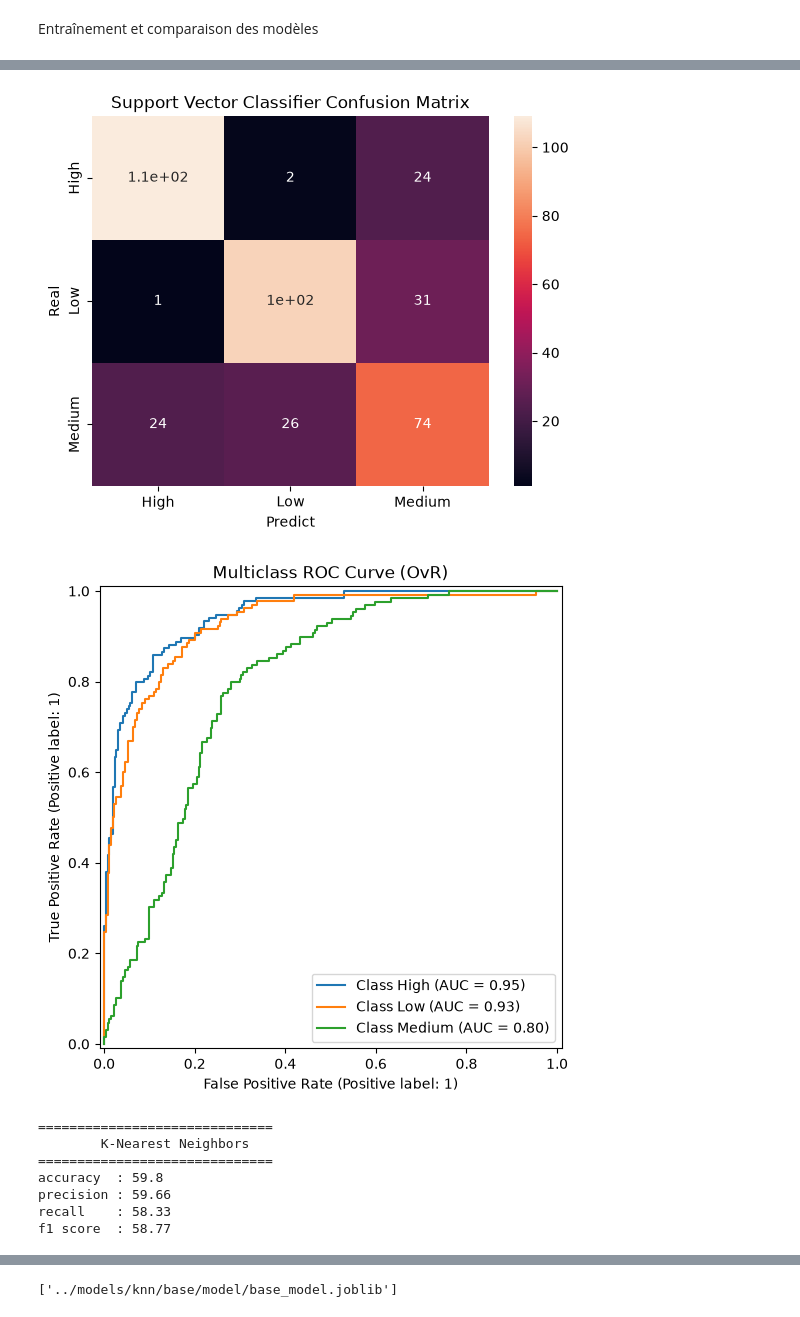
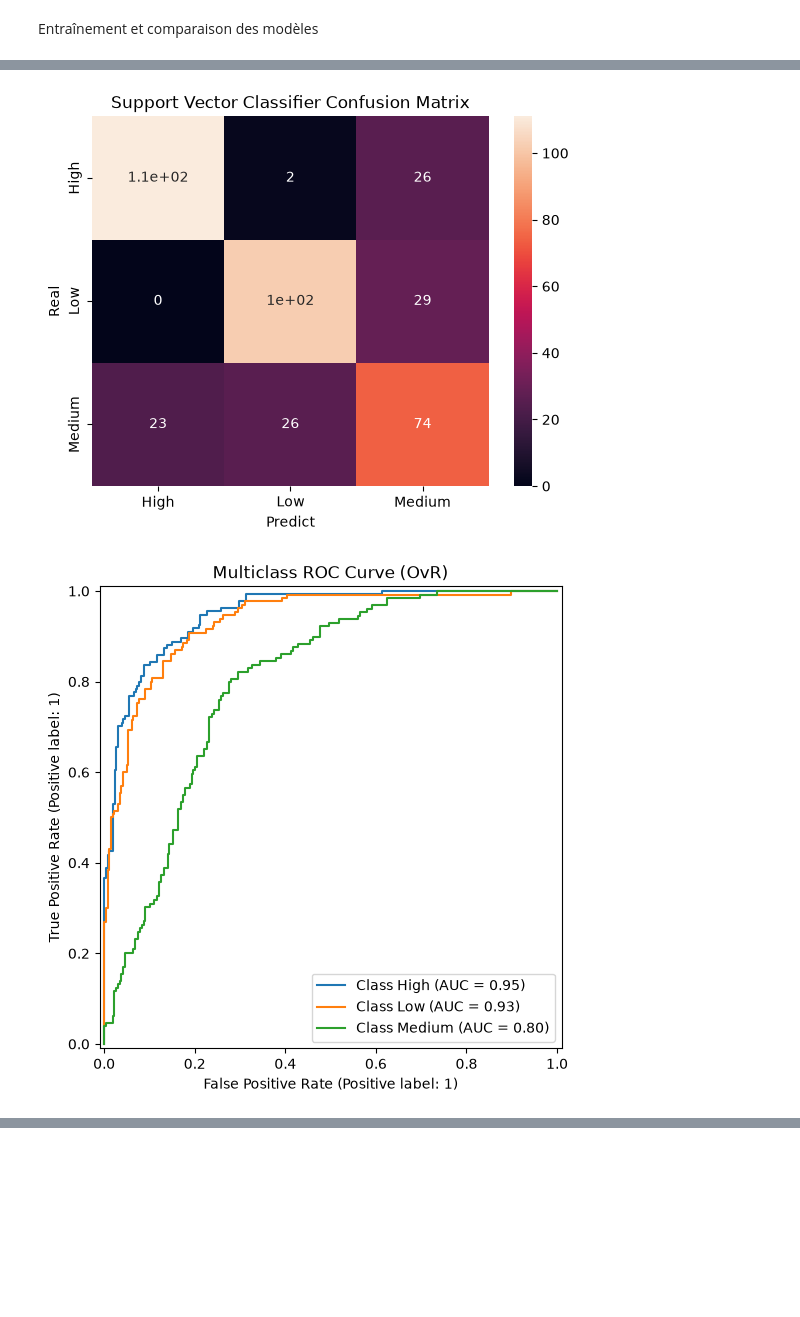
Before and after one commit to yah946/PsycheTrack, a Jupyter notebook: notebooks/03_model_training.ipynb, the cells around one changed output, grey strips where cells are left out. Saved outputs shown, nothing was run; the diff lists cells and outputs as text; code cells hidden in the pictures; blank space fills up the shorter version.

```diff
--- a/notebooks/03_model_training.ipynb
+++ b/notebooks/03_model_training.ipynb
@@ -86,7 +86,6 @@ Entraînement et comparaison des modèles
 models = {
   'Logistic Regression'      : {'classifier':LogisticRegression(),'path':MODELS_PATH/'logistic_regression/base'},
   'Support Vector Classifier': {'classifier':SVC(probability=True),'path':MODELS_PATH/'svc/base'},
-  'K-Nearest Neighbors'      : {'classifier':KNeighborsClassifier(),'path':MODELS_PATH/'knn/base'},
 }
 models_metrics = []
 # X_train,X_val,y_train,y_val = train_test_split(X_train,train_size=0.75,random_state=42,stratify=y)
@@ -103,6 +102,7 @@ for name,config in models.items():
   y_pred = model.predict(X_test)
   y_proba = model.predict_proba(X_test)
   classes_name = pipeline.classes_
+  print(classes_name)
   y_test_bin = label_binarize(y_test, classes=classes_name)
   accuracy = round(accuracy_score(y_pred,y_test)*100,2)
   precision = round(precision_score(y_pred,y_test,average='macro')*100,2)
@@ -130,5 +130,5 @@ for name,config in models.items():
   plt.title("Multiclass ROC Curve (OvR)")
   plt.savefig(metric_path/'roc_curve.png',dpi=300, bbox_inches='tight')
   plt.show()
-joblib.dump(model,model_path/'base_model.joblib')
+  joblib.dump(model,model_path/'base_model.joblib')
 # %% [output]
@@ -151,9 +153,2 @@ f1 score  : 72.27
-[figure, old version]
+[figure, new version]
-[figure, old version]
+[figure, new version]
-==============================
-        K-Nearest Neighbors
-==============================
-accuracy  : 59.8
-precision : 59.66
-recall    : 58.33
-f1 score  : 58.77
@@ -162 +154,0 @@ f1 score  : 58.77
-['../models/knn/base/model/base_model.joblib']
```
Also changed, not shown: parts of 6 cells of this notebook, 15 other files.
